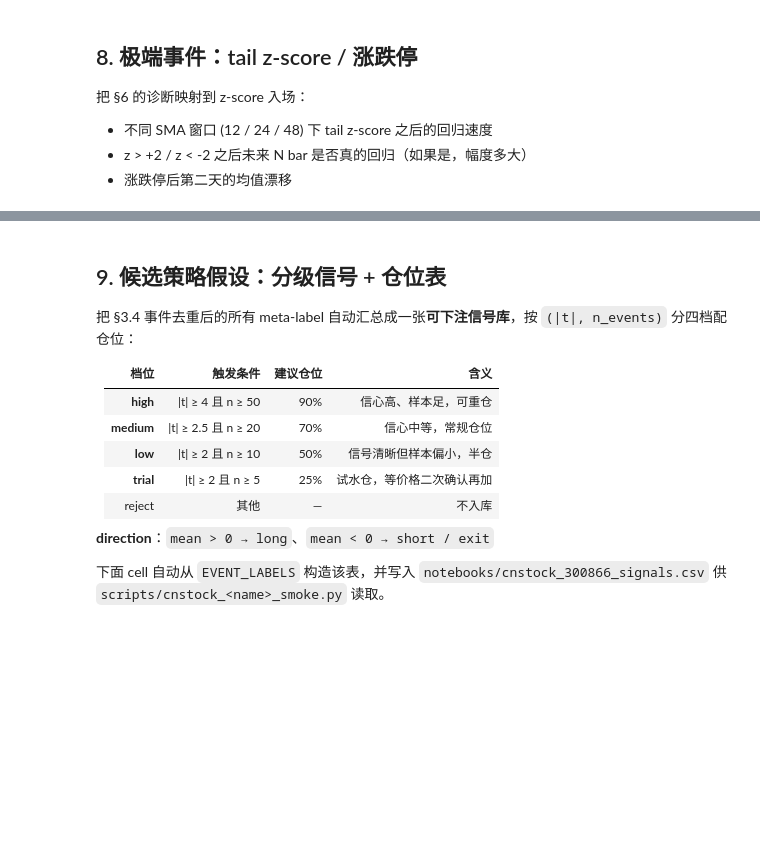
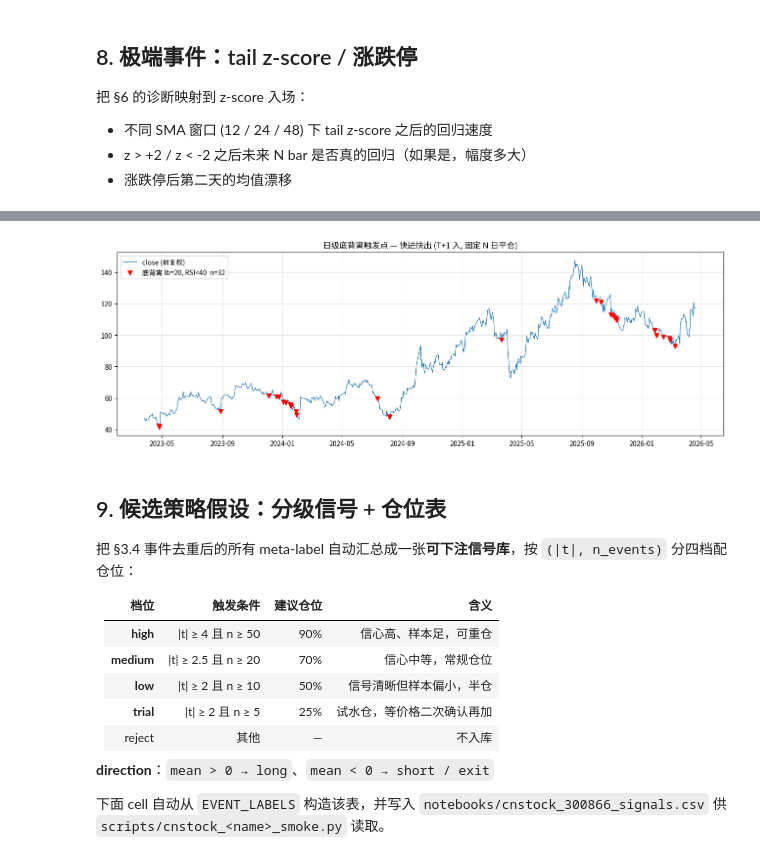
Before and after one commit to ludingping/GinkgoBrain, a Jupyter notebook: notebooks/cnstock_300866_pattern_discovery.ipynb, the cells around one changed output, grey strips where cells are left out. Drawn from its saved outputs; the diff is of its cells as text; code cells hidden in the pictures; blank space fills up the shorter version.

```diff
--- a/notebooks/cnstock_300866_pattern_discovery.ipynb
+++ b/notebooks/cnstock_300866_pattern_discovery.ipynb
@@ -794,0 +1108,74 @@ if n_ld > 5:
+# %%
+# ── §8.5.2  日级 极端回撤 / RSI 超卖 / RSI 底背离 → T+1 进，持有 N 日 ──
+# 底背离 (bullish divergence) 简化定义：lookback 窗内
+#   • 当日 close 触及窗内最低 (≤ rolling_min)
+#   • 但 RSI14 严格高于窗内 RSI 最低值 → RSI 没创新低
+#   • 叠加 RSI < oversold_th 过滤趋势中段噪音
+# 期望：触发后 mean_pct > 0, t > 0
+
+def detect_bull_div(df, lookback=20, oversold_th=40):
+    p, r = df["close_price"], df["rsi_14"]
+    p_min = p.rolling(lookback, min_periods=lookback).min()
+    r_min = r.rolling(lookback, min_periods=lookback).min()
+    return (p <= p_min) & (r > r_min) & (r < oversold_th)
+
+triggers_d = {
+    "极端回撤 dd_60d < -25%":   df_day["dd_60d"] < -0.25,
+    "极端回撤 dd_60d < -35%":   df_day["dd_60d"] < -0.35,
+    "RSI14 < 25 (传统超卖)":    df_day["rsi_14"] < 25,
+    "RSI14 < 30":               df_day["rsi_14"] < 30,
+    "底背离 lb=10, RSI<40":     detect_bull_div(df_day, 10, 40),
+    "底背离 lb=20, RSI<40":     detect_bull_div(df_day, 20, 40),
+    "底背离 lb=20, RSI<35":     detect_bull_div(df_day, 20, 35),
+    "底背离 lb=30, RSI<40":     detect_bull_div(df_day, 30, 40),
+}
+
+horizons_d = [1, 2, 3, 5, 10]
+
+rows = []
+close = df_day["close_price"]
+for trig_name, trig_mask in triggers_d.items():
+    trig_mask = trig_mask.fillna(False)
+    n_trig = int(trig_mask.sum())
+    for h in horizons_d:
+        # T+1 收盘建仓 → T+1+h 收盘平仓 (无前视)
+        fwd = close.shift(-(1 + h)) / close.shift(-1) - 1
+        sub = fwd[trig_mask].dropna()
+        if len(sub) < 5:
+            continue
+        mu, sd = sub.mean(), sub.std()
+        t      = mu / (sd / np.sqrt(len(sub))) if sd > 0 else np.nan
+        sharpe = mu / sd * np.sqrt(252 / h)    if sd > 0 else np.nan
+        rows.append({
+            "trigger":  trig_name,
+            "n_trig":   n_trig,
+            "hold_d":   h,
+            "n":        len(sub),
+            "mean_pct": round(mu * 100, 2),
+            "win_pct":  round((sub > 0).mean() * 100, 1),
+            "t":        round(t, 2),
+            "sharpe":   round(sharpe, 2) if pd.notna(sharpe) else np.nan,
+        })
+
+quick_d = pd.DataFrame(rows)
+print("=== 日级 极端下跌 / RSI / 底背离 → T+1 进, 持 h 日 ===")
+print("  期望：mean_pct > 0, t > 0  (超跌反弹)")
+print(quick_d.to_string(index=False))
+
+sig_d = quick_d[(quick_d["t"] > 1.5) & (quick_d["mean_pct"] > 0)].sort_values("t", ascending=False)
+print(f"\n候选正期望边 (t>1.5, mean_pct>0): {len(sig_d)} 条")
+if len(sig_d):
+    print(sig_d.to_string(index=False))
+
+# ── 触发点可视化：底背离 lb=20 / RSI<40 ──
+best_name = "底背离 lb=20, RSI<40"
+best_mask = triggers_d[best_name].fillna(False)
+fig, ax = plt.subplots(figsize=(13, 4.5))
+ax.plot(df_day["date"], df_day["close_price"], color="C0", lw=0.9, label="close (前复权)")
+ax.scatter(df_day.loc[best_mask, "date"], df_day.loc[best_mask, "close_price"],
+           color="red", s=42, marker="v", zorder=3,
+           label=f"{best_name}  n={int(best_mask.sum())}")
+ax.set_title("日级底背离触发点 — 快进快出 (T+1 入, 固定 N 日平仓)")
+ax.legend(loc="upper left"); ax.grid(alpha=0.3)
+fig.tight_layout(); plt.show()
+# %% [output]
@@ -795,3 +1199,4 @@ if n_ld > 5:
+[figure, added]
 # %% [markdown]
 ## 9. 候选策略假设：分级信号 + 仓位表
 
```
Also changed, not shown: parts of 19 cells of this notebook.
